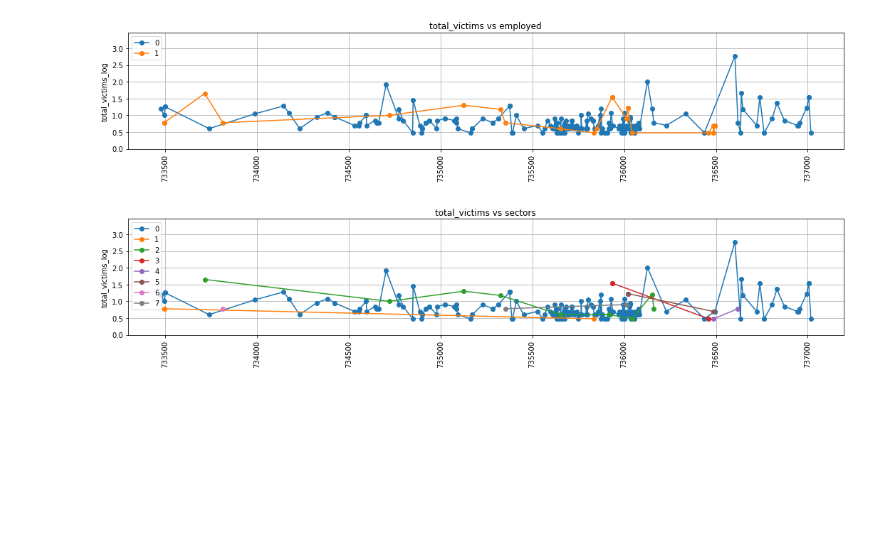
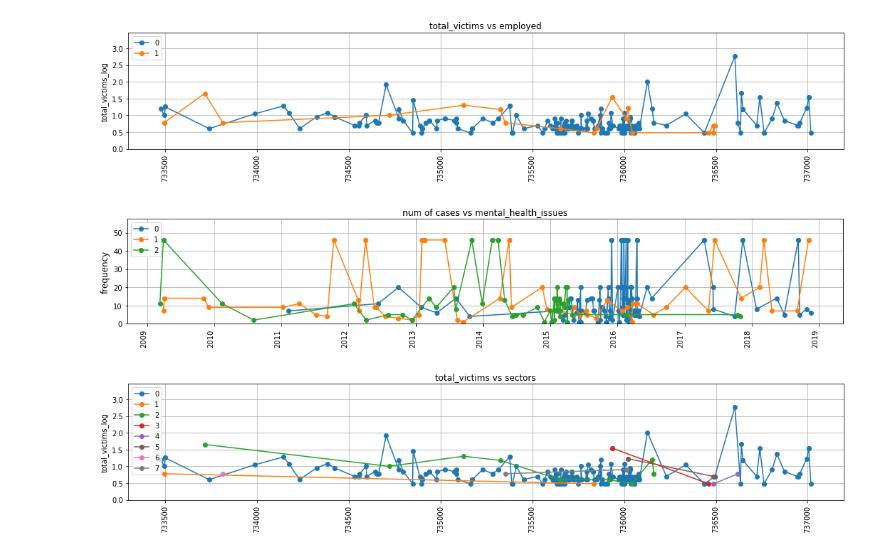
Before and after one commit to BinhKieu82/Springboard_Capstone2, a Jupyter notebook: notebooks/05_finalversion.ipynb, the cells around one changed output. Drawn from its saved outputs; the diff is of its cells as text; code cells hidden in the pictures; blank space fills up the shorter version.

```diff
--- a/notebooks/05_finalversion.ipynb
+++ b/notebooks/05_finalversion.ipynb
@@ -405,6 +412,11 @@ plot_gb_time_series(df, 'date', 'employeed(Y/N)', 'total_victims_log',
                     figsize=(18, 3), title='total_victims vs employed')
 # %% [output]
 [figure]
+# %%
+plot_gb_time_series(df, 'date', 'mental_health_issues', 'frequency',
+                    figsize=(18, 3), title='num of cases vs mental_health_issues')
+# %% [output]
+[figure, added]
 # %%
 plot_gb_time_series(df, 'date', 'sectors', 'total_victims_log',
                     figsize=(18, 3), title='total_victims vs sectors')
```
Also changed, not shown: parts of 27 cells of this notebook, 4 other files.
